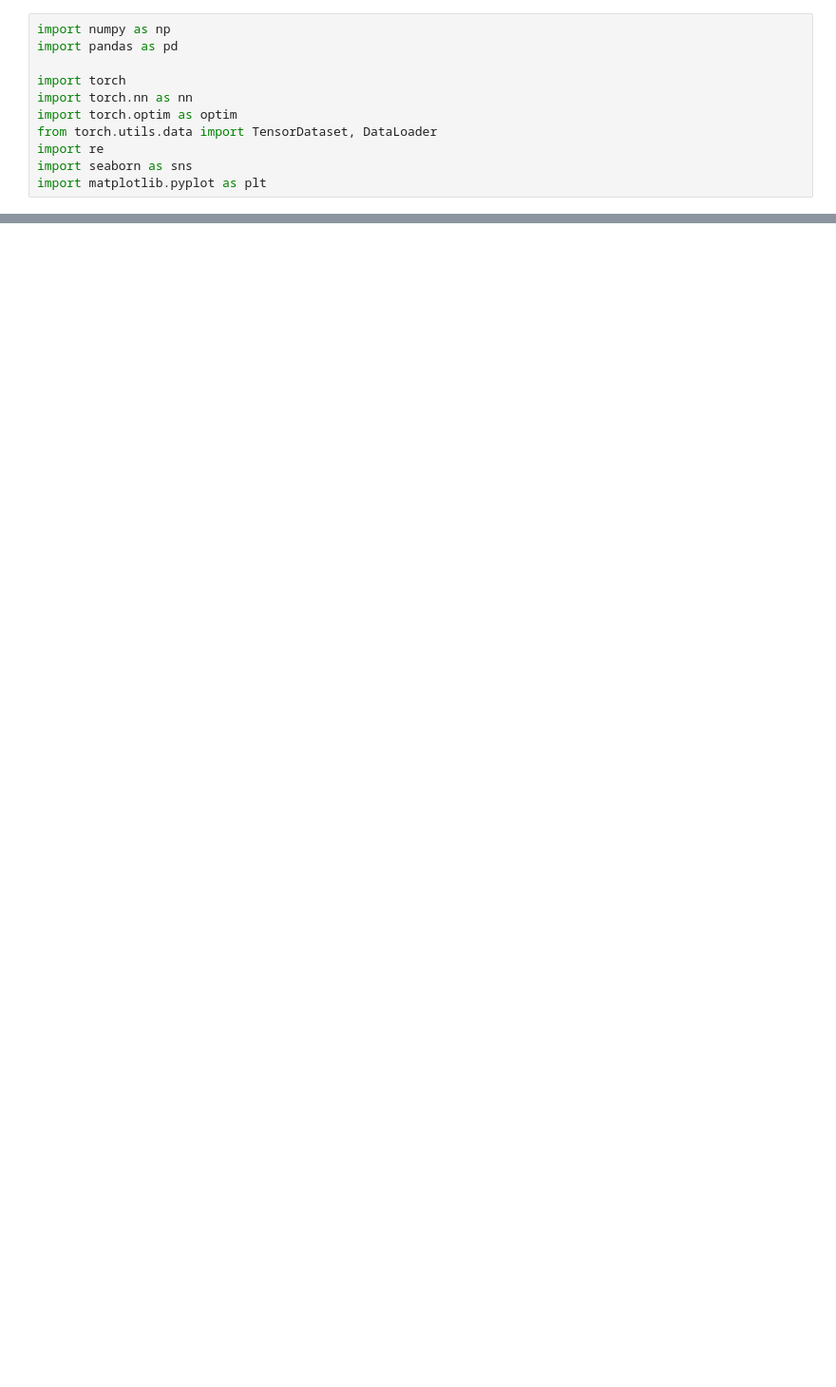
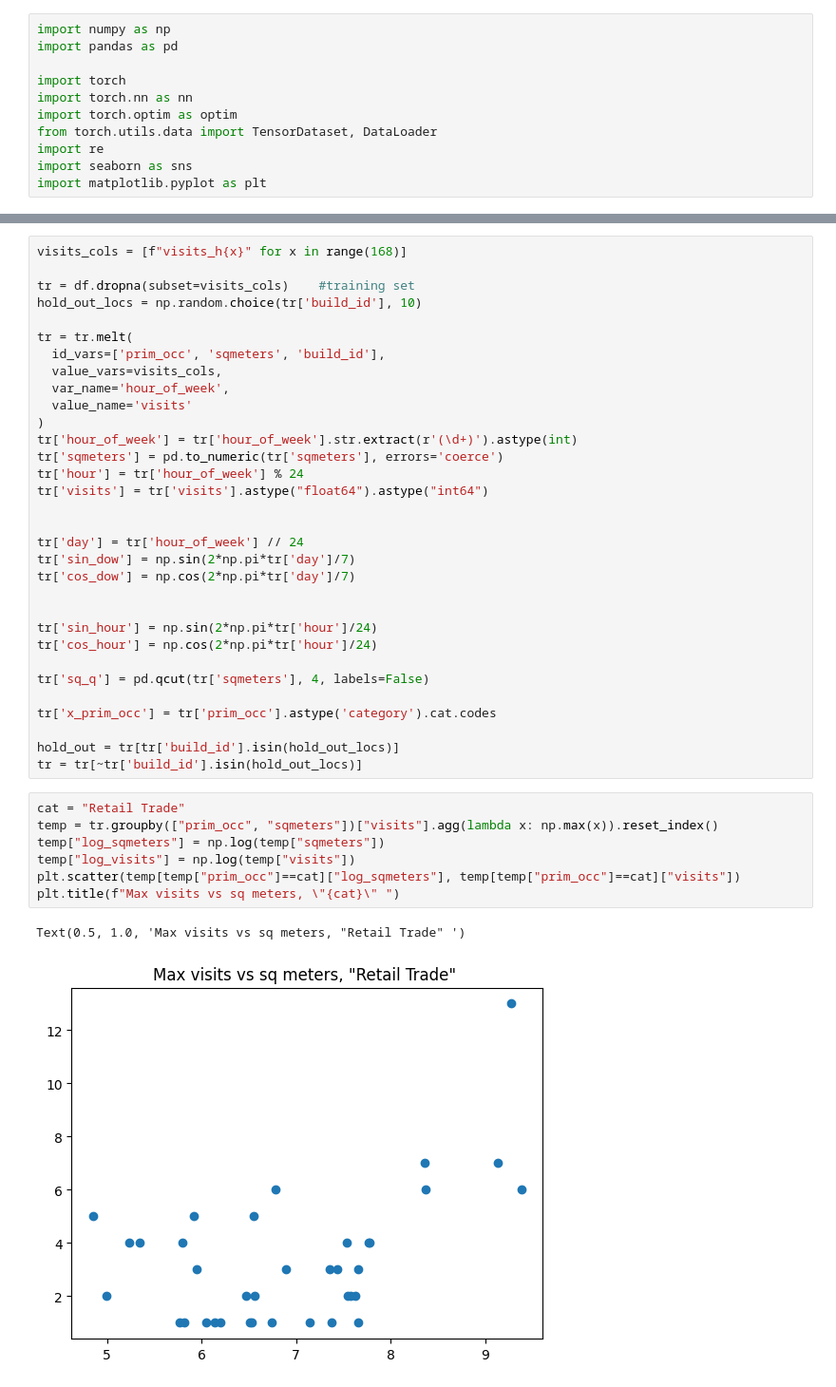
Before and after one commit to BenjaminDalziel/ampnet, a Jupyter notebook: code/fill_nonresidential.ipynb, the cells around one changed output, grey strips where cells are left out. Shown at 95% size. Drawn from its saved outputs; the diff is of its cells as text; blank space fills up the shorter version.

```diff
--- a/code/fill_nonresidential.ipynb
+++ b/code/fill_nonresidential.ipynb
@@ -41,0 +27,42 @@ df[visits_cols] = df[visits_cols].apply(
+# %%
+visits_cols = [f"visits_h{x}" for x in range(168)]
+
+tr = df.dropna(subset=visits_cols)    #training set
+hold_out_locs = np.random.choice(tr['build_id'], 10)
+
+tr = tr.melt(
+  id_vars=['prim_occ', 'sqmeters', 'build_id'],
+  value_vars=visits_cols,
+  var_name='hour_of_week',
+  value_name='visits'
+)
+tr['hour_of_week'] = tr['hour_of_week'].str.extract(r'(\d+)').astype(int)
+tr['sqmeters'] = pd.to_numeric(tr['sqmeters'], errors='coerce')
+tr['hour'] = tr['hour_of_week'] % 24
+tr['visits'] = tr['visits'].astype("float64").astype("int64")
+
+
+tr['day'] = tr['hour_of_week'] // 24
+tr['sin_dow'] = np.sin(2*np.pi*tr['day']/7)
+tr['cos_dow'] = np.cos(2*np.pi*tr['day']/7)
+
+
+tr['sin_hour'] = np.sin(2*np.pi*tr['hour']/24)
+tr['cos_hour'] = np.cos(2*np.pi*tr['hour']/24)
+
+tr['sq_q'] = pd.qcut(tr['sqmeters'], 4, labels=False)
+
+tr['x_prim_occ'] = tr['prim_occ'].astype('category').cat.codes
+
+hold_out = tr[tr['build_id'].isin(hold_out_locs)]
+tr = tr[~tr['build_id'].isin(hold_out_locs)]
+# %%
+cat = "Retail Trade"
+temp = tr.groupby(["prim_occ", "sqmeters"])["visits"].agg(lambda x: np.max(x)).reset_index()
+temp["log_sqmeters"] = np.log(temp["sqmeters"])
+temp["log_visits"] = np.log(temp["visits"])
+plt.scatter(temp[temp["prim_occ"]==cat]["log_sqmeters"], temp[temp["prim_occ"]==cat]["visits"])
+plt.title(f"Max visits vs sq meters, \"{cat}\" ")
+# %% [output]
+Text(0.5, 1.0, 'Max visits vs sq meters, "Retail Trade" ')
+[figure, added]
```
Also changed, not shown: parts of 29 cells of this notebook.
